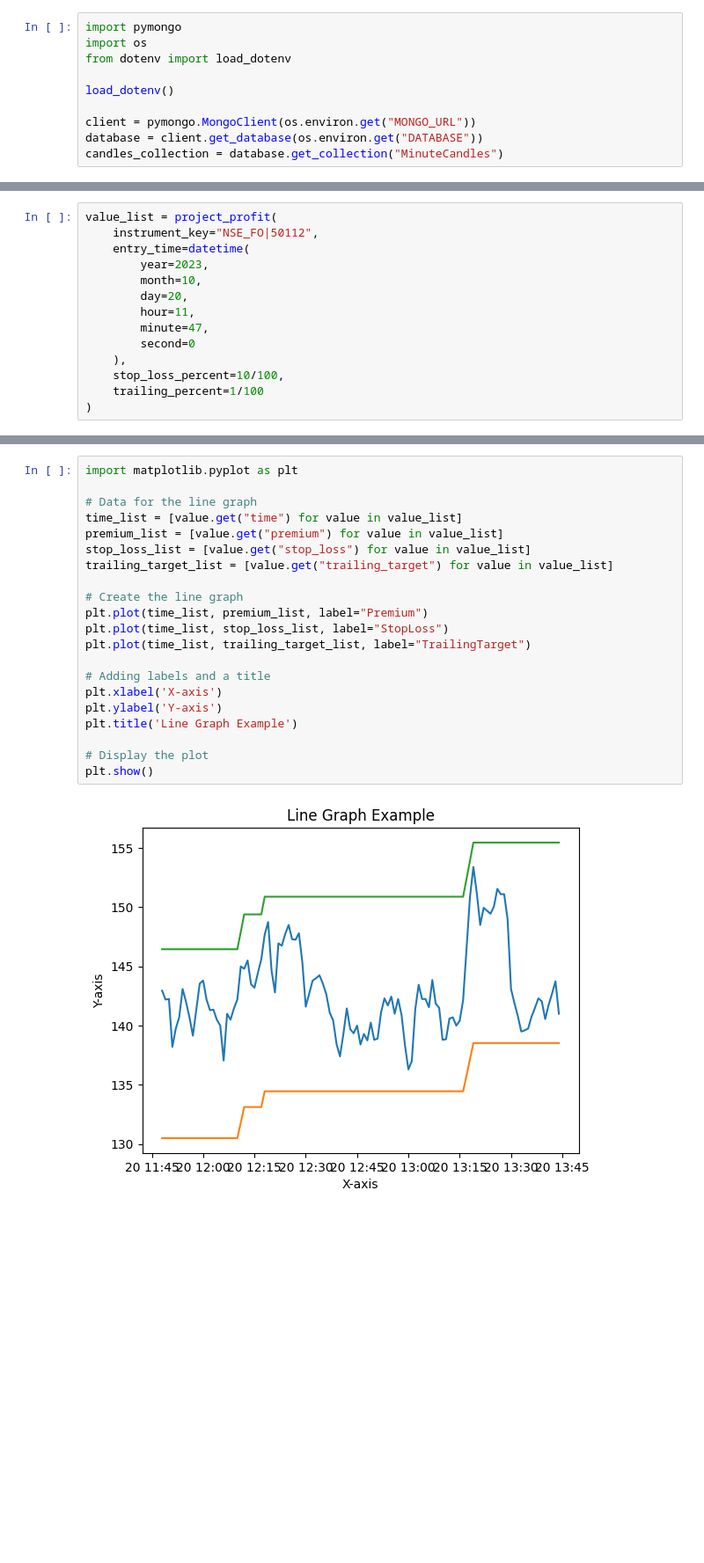
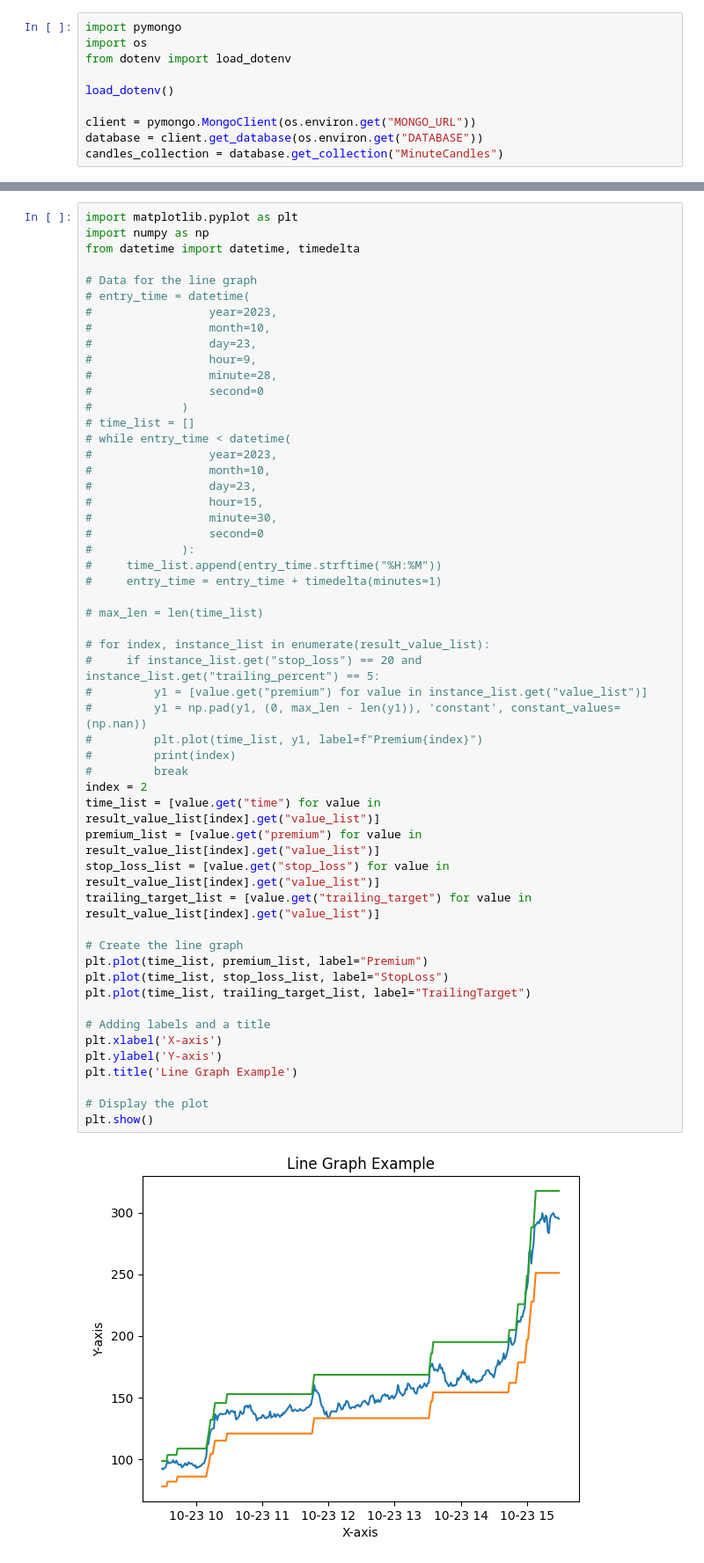
Before and after one commit to reverie-ss/money-bhai, a Jupyter notebook: experiment.ipynb, the cells around one changed output, grey strips where cells are left out. Shown at 88% size. Saved outputs shown, nothing was run; the diff lists cells and outputs as text; blank space fills up the shorter version.

Commit message:
Added logic for projecting profit with various stoploss and trailing combinations

```diff
--- a/experiment.ipynb
+++ b/experiment.ipynb
@@ -226,17 +91,3 @@ def project_profit(instrument_key: str, entry_time: datetime, stop_loss_percent:
     }
     print(result)
     return value_list
-# %%
-value_list = project_profit(
-    instrument_key="NSE_FO|50112",
-    entry_time=datetime(
-        year=2023,
-        month=10,
-        day=20,
-        hour=11,
-        minute=47,
-        second=0
-    ),
-    stop_loss_percent=10/100,
-    trailing_percent=1/100
-)
@@ -246,23 +134,55 @@ value_list = project_profit(
 # %%
 import matplotlib.pyplot as plt
+import numpy as np
+from datetime import datetime, timedelta
 
 # Data for the line graph
-time_list = [value.get("time") for value in value_list]
-premium_list = [value.get("premium") for value in value_list]
-stop_loss_list = [value.get("stop_loss") for value in value_list]
-trailing_target_list = [value.get("trailing_target") for value in value_list]
+# entry_time = datetime(
+#                 year=2023,
+#                 month=10,
+#                 day=23,
+#                 hour=9,
+#                 minute=28,
+#                 second=0
+#             )
+# time_list = []
+# while entry_time < datetime(
+#                 year=2023,
+#                 month=10,
+#                 day=23,
+#                 hour=15,
+#                 minute=30,
+#                 second=0
+#             ):
+#     time_list.append(entry_time.strftime("%H:%M"))
+#     entry_time = entry_time + timedelta(minutes=1)
+
+# max_len = len(time_list)
+
+# for index, instance_list in enumerate(result_value_list):
+#     if instance_list.get("stop_loss") == 20 and instance_list.get("trailing_percent") == 5:
+#         y1 = [value.get("premium") for value in instance_list.get("value_list")]
+#         y1 = np.pad(y1, (0, max_len - len(y1)), 'constant', constant_values=(np.nan))
+#         plt.plot(time_list, y1, label=f"Premium{index}")
+#         print(index)
+#         break
+index = 2
+time_list = [value.get("time") for value in result_value_list[index].get("value_list")]
+premium_list = [value.get("premium") for value in result_value_list[index].get("value_list")]
+stop_loss_list = [value.get("stop_loss") for value in result_value_list[index].get("value_list")]
+trailing_target_list = [value.get("trailing_target") for value in result_value_list[index].get("value_list")]
 
 # Create the line graph
 plt.plot(time_list, premium_list, label="Premium")
 plt.plot(time_list, stop_loss_list, label="StopLoss")
 plt.plot(time_list, trailing_target_list, label="TrailingTarget")
 
 # Adding labels and a title
 plt.xlabel('X-axis')
 plt.ylabel('Y-axis')
 plt.title('Line Graph Example')
 
 # Display the plot
 plt.show()
 # %% [output]
-[figure, old version]
+[figure, new version]
```
Also changed, not shown: parts of 7 cells of this notebook.
